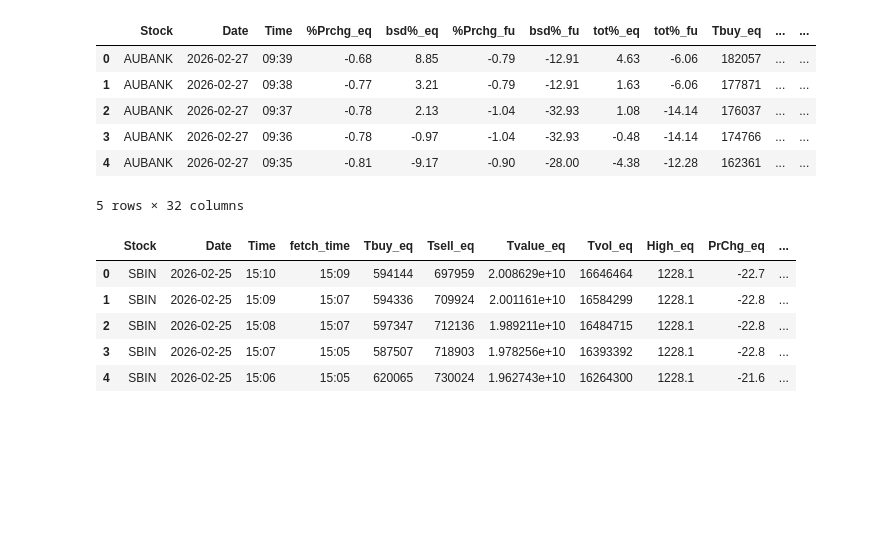
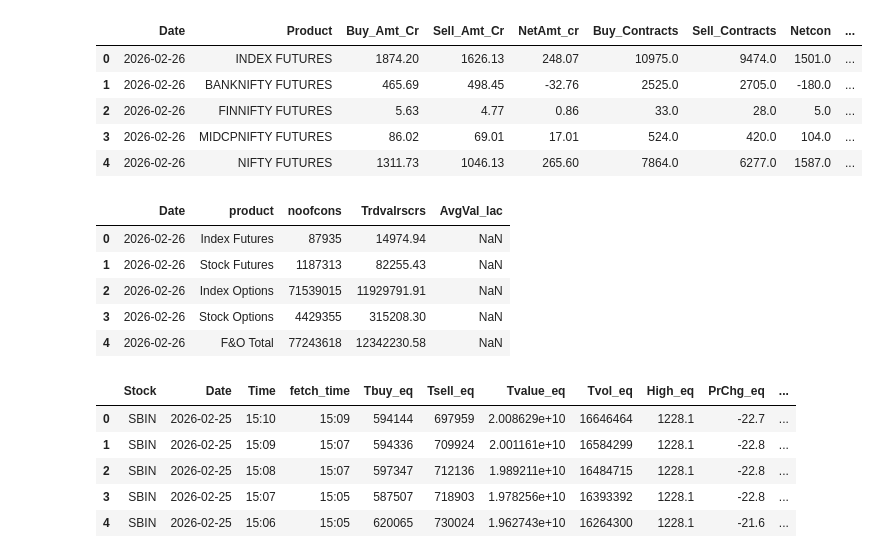
Before and after one commit to shailsun28/stockshortlisting, a Jupyter notebook: Untitled5.ipynb, the cells around one changed output. Saved outputs shown, nothing was run; the diff lists cells and outputs as text; code cells hidden in the pictures; blank space fills up the shorter version.

```diff
--- a/Untitled5.ipynb
+++ b/Untitled5.ipynb
@@ -14,13 +16,14 @@ from requests.packages.urllib3.util.retry import Retry
 BASE_DIR_db = "/home/shail/db"
 BASE_DIR = "/home/shail/stockshortlisting"
 # %%
+db_path = os.path.join(BASE_DIR_db, "fnodailydata.db")
 with sqlite3.connect(db_path) as conn:
     tables = pd.read_sql("SELECT name FROM sqlite_master WHERE type='table';", conn)
     dfs = {}
     for name in tables['name']:
         df = pd.read_sql_query(f'SELECT * FROM "{name}" ORDER BY Date DESC', conn)
         df = df.drop_duplicates()
-        df['Date'] = pd.to_datetime(df['Date'])
+        #df['Date'] = pd.to_datetime(df['Date'])
         dfs[name] = df
 
 # Unpack
@@ -46,13 +31,21 @@ For `use_container_width=True`, use `width='stretch'`. For `use_container_width=
 # %%
-buysell_df_single.head()
+fii.head()
 # %% [output]
-|  | Stock | Date | Time | %Prchg_eq | bsd%_eq | %Prchg_fu | bsd%_fu | tot%_eq | tot%_fu | Tbuy_eq | ... | ... |
-| 0 | AUBANK | 2026-02-27 | 09:39 | -0.68 | 8.85 | -0.79 | -12.91 | 4.63 | -6.06 | 182057 | ... | ... |
-| 1 | AUBANK | 2026-02-27 | 09:38 | -0.77 | 3.21 | -0.79 | -12.91 | 1.63 | -6.06 | 177871 | ... | ... |
-| 2 | AUBANK | 2026-02-27 | 09:37 | -0.78 | 2.13 | -1.04 | -32.93 | 1.08 | -14.14 | 176037 | ... | ... |
-| 3 | AUBANK | 2026-02-27 | 09:36 | -0.78 | -0.97 | -1.04 | -32.93 | -0.48 | -14.14 | 174766 | ... | ... |
-| 4 | AUBANK | 2026-02-27 | 09:35 | -0.81 | -9.17 | -0.90 | -28.00 | -4.38 | -12.28 | 162361 | ... | ... |
+|  | Date | Product | Buy_Amt_Cr | Sell_Amt_Cr | NetAmt_cr | Buy_Contracts | Sell_Contracts | Netcon | ... |
+| 0 | 2026-02-26 | INDEX FUTURES | 1874.20 | 1626.13 | 248.07 | 10975.0 | 9474.0 | 1501.0 | ... |
+| 1 | 2026-02-26 | BANKNIFTY FUTURES | 465.69 | 498.45 | -32.76 | 2525.0 | 2705.0 | -180.0 | ... |
+| 2 | 2026-02-26 | FINNIFTY FUTURES | 5.63 | 4.77 | 0.86 | 33.0 | 28.0 | 5.0 | ... |
+| 3 | 2026-02-26 | MIDCPNIFTY FUTURES | 86.02 | 69.01 | 17.01 | 524.0 | 420.0 | 104.0 | ... |
+| 4 | 2026-02-26 | NIFTY FUTURES | 1311.73 | 1046.13 | 265.60 | 7864.0 | 6277.0 | 1587.0 | ... |
-5 rows × 32 columns
+# %%
+fno.head()
+# %% [output]
+|  | Date | product | noofcons | Trdvalrscrs | AvgVal_lac |
+| 0 | 2026-02-26 | Index Futures | 87935 | 14974.94 | NaN |
+| 1 | 2026-02-26 | Stock Futures | 1187313 | 82255.43 | NaN |
+| 2 | 2026-02-26 | Index Options | 71539015 | 11929791.91 | NaN |
+| 3 | 2026-02-26 | Stock Options | 4429355 | 315208.30 | NaN |
+| 4 | 2026-02-26 | F&O Total | 77243618 | 12342230.58 | NaN |
 # %%
 db_path = os.path.join(BASE_DIR_db, "niftybank.db")
 # %%
```
Also changed, not shown: parts of 2 cells of this notebook, 2 other files.
